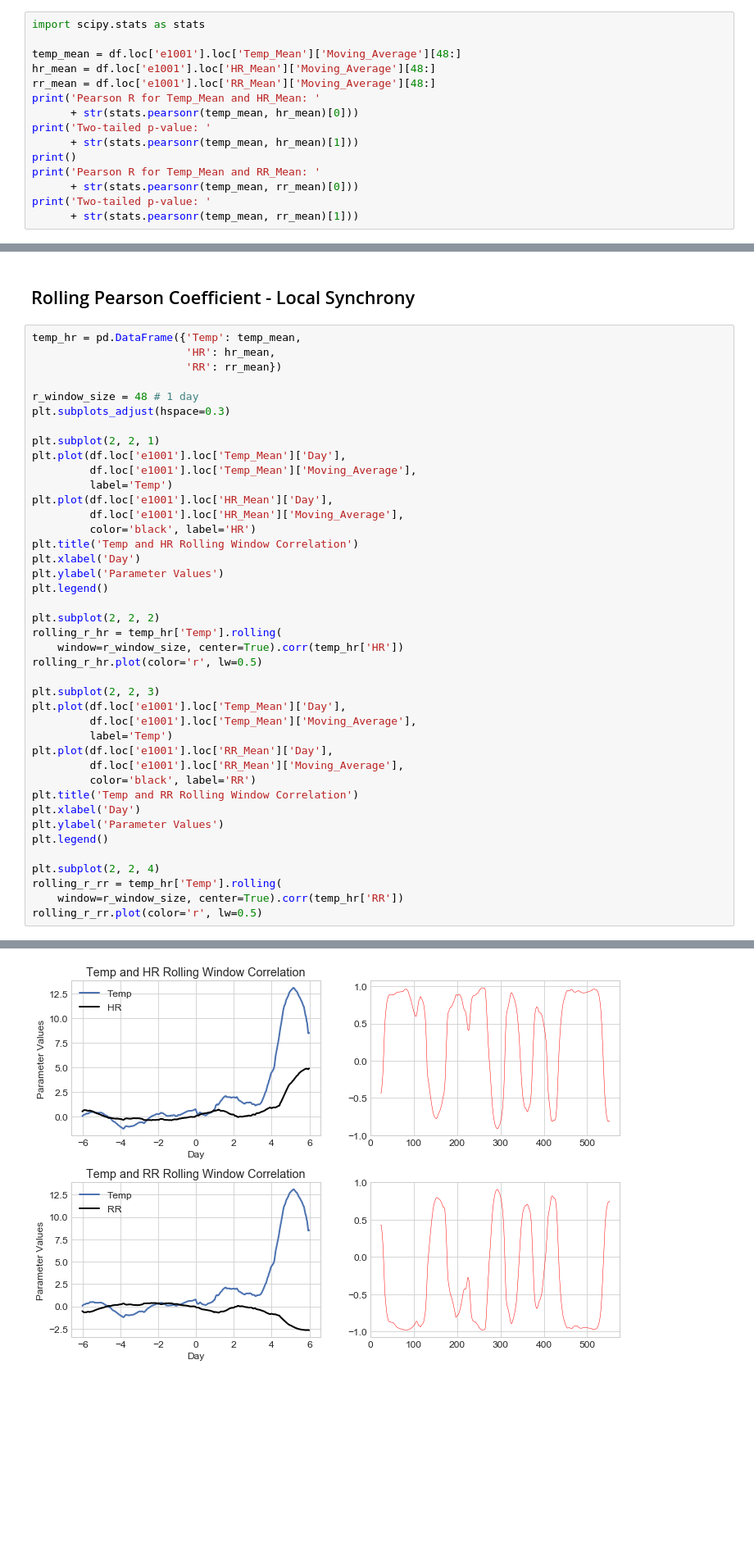
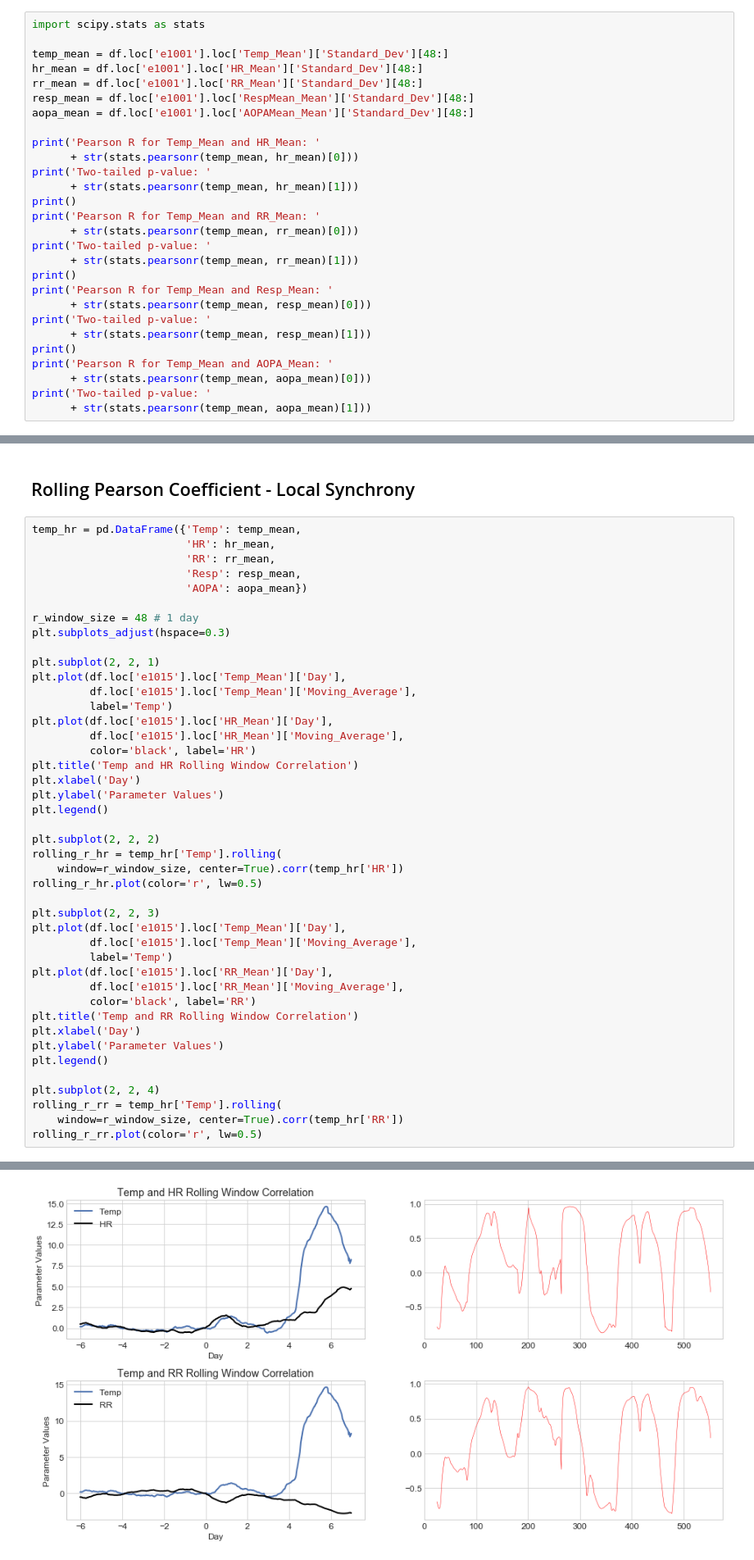
Before and after one commit to camille-004/scripps-internship, a Jupyter notebook: cross_correlation.ipynb, the cells around one changed output, grey strips where cells are left out. Shown: that part at 82% size. Cells and saved outputs as stored; diff of their text form; blank space fills up the shorter version.

```diff
--- a/cross_correlation.ipynb
+++ b/cross_correlation.ipynb
@@ -46,9 +71,12 @@ Text(0.5, 1.0, 'RR Mean Moving Average')
 # %%
 import scipy.stats as stats
 
-temp_mean = df.loc['e1001'].loc['Temp_Mean']['Moving_Average'][48:]
-hr_mean = df.loc['e1001'].loc['HR_Mean']['Moving_Average'][48:]
-rr_mean = df.loc['e1001'].loc['RR_Mean']['Moving_Average'][48:]
+temp_mean = df.loc['e1001'].loc['Temp_Mean']['Standard_Dev'][48:]
+hr_mean = df.loc['e1001'].loc['HR_Mean']['Standard_Dev'][48:]
+rr_mean = df.loc['e1001'].loc['RR_Mean']['Standard_Dev'][48:]
+resp_mean = df.loc['e1001'].loc['RespMean_Mean']['Standard_Dev'][48:]
+aopa_mean = df.loc['e1001'].loc['AOPAMean_Mean']['Standard_Dev'][48:]
+
 print('Pearson R for Temp_Mean and HR_Mean: '
       + str(stats.pearsonr(temp_mean, hr_mean)[0]))
 print('Two-tailed p-value: '
@@ -58,4 +86,14 @@ print('Pearson R for Temp_Mean and RR_Mean: '
       + str(stats.pearsonr(temp_mean, rr_mean)[0]))
 print('Two-tailed p-value: '
       + str(stats.pearsonr(temp_mean, rr_mean)[1]))
+print()
+print('Pearson R for Temp_Mean and Resp_Mean: '
+      + str(stats.pearsonr(temp_mean, resp_mean)[0]))
+print('Two-tailed p-value: '
+      + str(stats.pearsonr(temp_mean, resp_mean)[1]))
+print()
+print('Pearson R for Temp_Mean and AOPA_Mean: '
+      + str(stats.pearsonr(temp_mean, aopa_mean)[0]))
+print('Two-tailed p-value: '
+      + str(stats.pearsonr(temp_mean, aopa_mean)[1]))
 # %% [output]
@@ -69,44 +113,46 @@ Two-tailed p-value: 2.0674409615247326e-239
 # %%
 temp_hr = pd.DataFrame({'Temp': temp_mean,
                         'HR': hr_mean,
-                        'RR': rr_mean})
+                        'RR': rr_mean,
+                        'Resp': resp_mean,
+                        'AOPA': aopa_mean})
 
 r_window_size = 48 # 1 day
 plt.subplots_adjust(hspace=0.3)
 
 plt.subplot(2, 2, 1)
-plt.plot(df.loc['e1001'].loc['Temp_Mean']['Day'],
-         df.loc['e1001'].loc['Temp_Mean']['Moving_Average'],
+plt.plot(df.loc['e1015'].loc['Temp_Mean']['Day'],
+         df.loc['e1015'].loc['Temp_Mean']['Moving_Average'],
          label='Temp')
-plt.plot(df.loc['e1001'].loc['HR_Mean']['Day'],
-         df.loc['e1001'].loc['HR_Mean']['Moving_Average'],
+plt.plot(df.loc['e1015'].loc['HR_Mean']['Day'],
+         df.loc['e1015'].loc['HR_Mean']['Moving_Average'],
          color='black', label='HR')
 plt.title('Temp and HR Rolling Window Correlation')
 plt.xlabel('Day')
 plt.ylabel('Parameter Values')
 plt.legend()
 
 plt.subplot(2, 2, 2)
 rolling_r_hr = temp_hr['Temp'].rolling(
     window=r_window_size, center=True).corr(temp_hr['HR'])
 rolling_r_hr.plot(color='r', lw=0.5)
 
 plt.subplot(2, 2, 3)
-plt.plot(df.loc['e1001'].loc['Temp_Mean']['Day'],
-         df.loc['e1001'].loc['Temp_Mean']['Moving_Average'],
+plt.plot(df.loc['e1015'].loc['Temp_Mean']['Day'],
+         df.loc['e1015'].loc['Temp_Mean']['Moving_Average'],
          label='Temp')
-plt.plot(df.loc['e1001'].loc['RR_Mean']['Day'],
-         df.loc['e1001'].loc['RR_Mean']['Moving_Average'],
+plt.plot(df.loc['e1015'].loc['RR_Mean']['Day'],
+         df.loc['e1015'].loc['RR_Mean']['Moving_Average'],
          color='black', label='RR')
 plt.title('Temp and RR Rolling Window Correlation')
 plt.xlabel('Day')
 plt.ylabel('Parameter Values')
 plt.legend()
 
 plt.subplot(2, 2, 4)
 rolling_r_rr = temp_hr['Temp'].rolling(
     window=r_window_size, center=True).corr(temp_hr['RR'])
 rolling_r_rr.plot(color='r', lw=0.5)
 # %% [output]
 <matplotlib.axes._subplots.AxesSubplot at 0x...>
-[figure, old version]
+[figure, new version]
```
Also changed, not shown: parts of 9 cells of this notebook, 2 other files.
